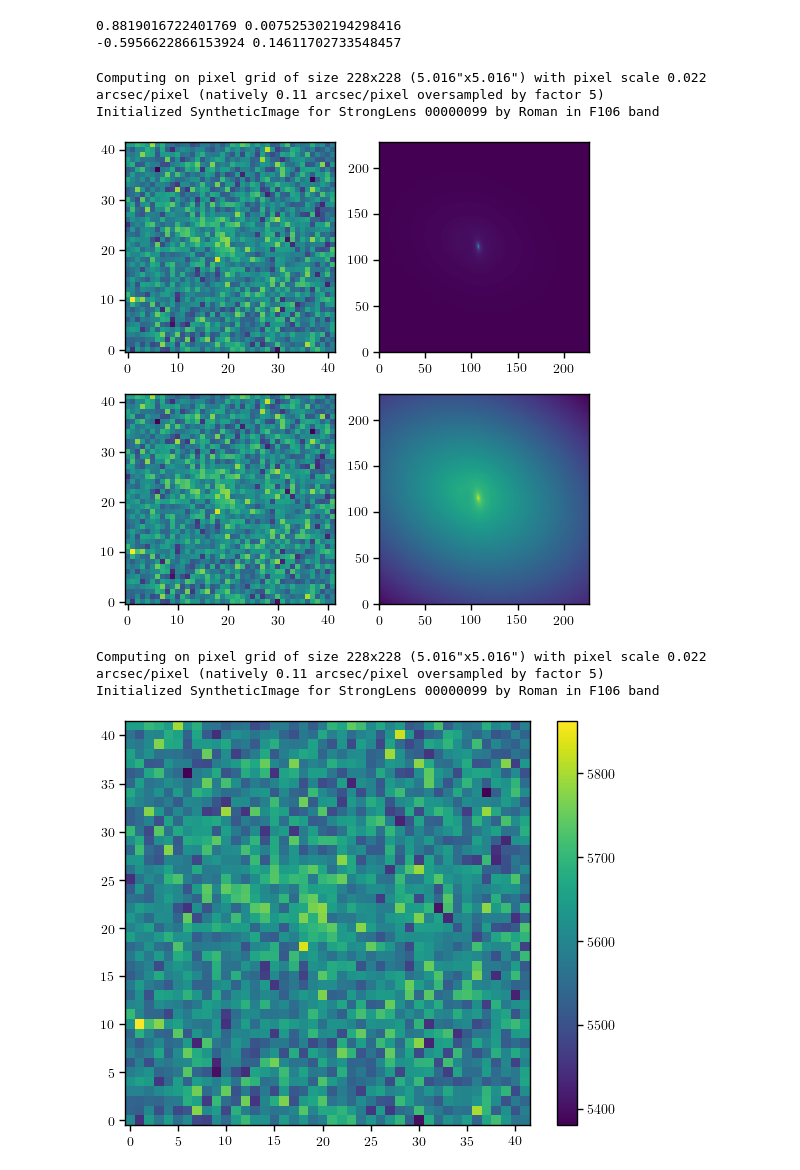
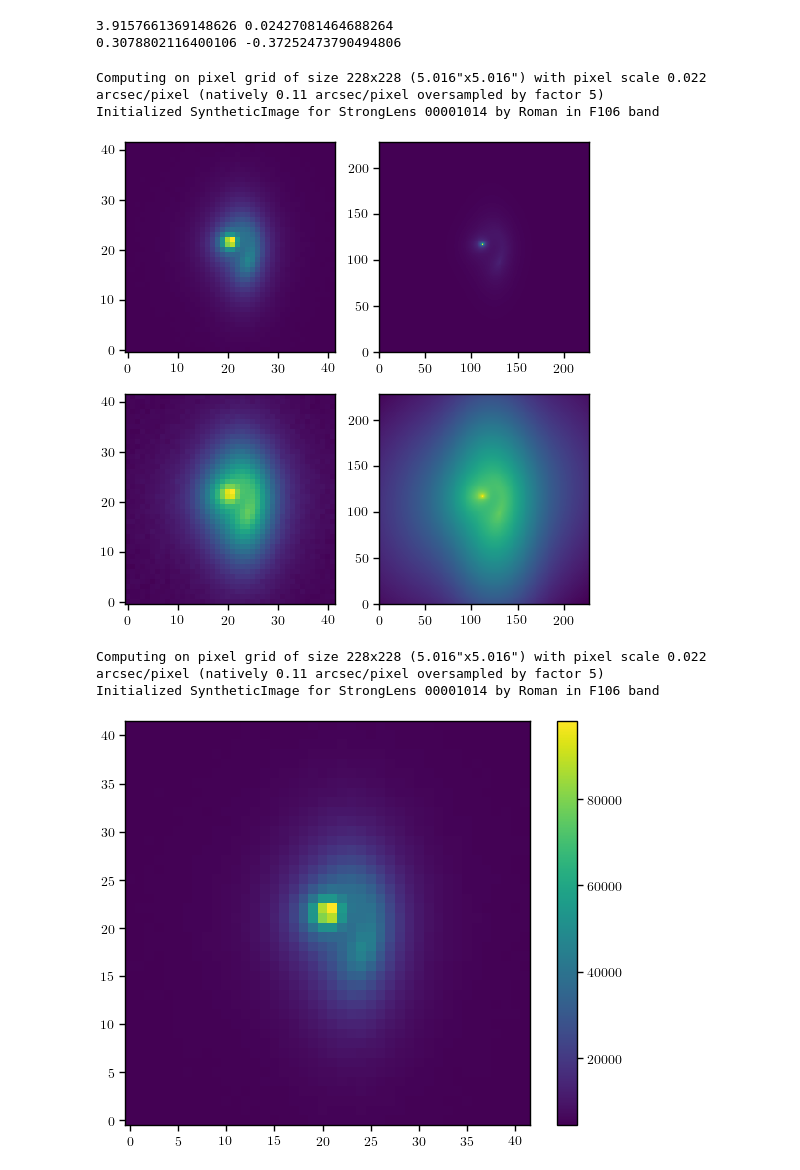
Before and after one commit to AstroMusers/mejiro, a Jupyter notebook: notebooks/dev/lowest_detectable_subhalo_mass.ipynb, the cells around one changed output. Saved outputs shown, nothing was run; the diff lists cells and outputs as text; code cells hidden in the pictures.

Commit message:
work on lowest detectable subhalo mass

```diff
--- a/notebooks/dev/lowest_detectable_subhalo_mass.ipynb
+++ b/notebooks/dev/lowest_detectable_subhalo_mass.ipynb
@@ -49,7 +49,7 @@ if debugging:
 else:
     pipeline_dir = config.machine.pipeline_dir
 lens_list = lens_util.get_detectable_lenses(pipeline_dir, suppress_output=False)
-lens_list = [lens for lens in lens_list if lens.snr > 50]
+lens_list = [lens for lens in lens_list if lens.snr > 150]
 print(f'Collected {len(lens_list)} lenses.')
 # %% [output]
 Collecting lenses...
@@ -68,7 +68,7 @@ scene_size = 5  # arcsec
 oversample = 5
 config = {'sca': 1,
           'sca_position': (2048, 2048)}
-exposure_time = 146
+exposure_time = 10000
 
 rng = galsim.UniformDeviate(42)
 # %%
@@ -120,5 +120,5 @@ plt.show()
 # %%
-m200 = 1e10
+m200 = 1e11
 concentration = 6
 
 Rs_angle, alpha_Rs = lens.lens_cosmo.nfw_physical2angle(M=m200, c=concentration)
@@ -131,12 +131,12 @@ print(halo_x, halo_y)
 subhalo_type = 'TNFW'
 kwargs_subhalo = {'alpha_Rs': alpha_Rs, 'Rs': Rs_angle, 'center_x': halo_x, 'center_y': halo_y, 'r_trunc': 5 * Rs_angle}
 # %% [output]
-0.8819016722401769 0.007525302194298416
--0.5956622866153924 0.14611702733548457
+3.9157661369148626 0.02427081464688264
+0.3078802116400106 -0.37252473790494806
 # %%
 lens_no_subhalo = deepcopy(lens)
 synth_no_subhalo = SyntheticImage(lens_no_subhalo, roman, band=band, arcsec=scene_size, oversample=oversample, **config)
-exposure_no_subhalo = Exposure(synth_no_subhalo, exposure_time=146, rng=rng, **config, return_noise=True)
+exposure_no_subhalo = Exposure(synth_no_subhalo, exposure_time=exposure_time, rng=rng, **config, return_noise=True)
 
 poisson_noise = exposure_no_subhalo.poisson_noise
 dark_noise = exposure_no_subhalo.dark_noise
@@ -150,21 +150,21 @@ ax[1, 1].imshow(np.log10(synth_no_subhalo.image))
 plt.show()
 # %% [output]
 Computing on pixel grid of size 228x228 (5.016"x5.016") with pixel scale 0.022 arcsec/pixel (natively 0.11 arcsec/pixel oversampled by factor 5)
-Initialized SyntheticImage for StrongLens 00000099 by Roman in F106 band
+Initialized SyntheticImage for StrongLens 00001014 by Roman in F106 band
-[figure, old version]
+[figure, new version]
 # %%
 lens_with_subhalo = deepcopy(lens)
 lens_with_subhalo.add_subhalo(subhalo_type, kwargs_subhalo)
 synth = SyntheticImage(lens_with_subhalo, roman, band=band, arcsec=scene_size, oversample=oversample, **config)
-exposure = Exposure(synth, exposure_time=146, rng=rng, **config, poisson_noise=poisson_noise, dark_noise=dark_noise, read_noise=read_noise)
+exposure = Exposure(synth, exposure_time=exposure_time, rng=rng, **config, poisson_noise=poisson_noise, dark_noise=dark_noise, read_noise=read_noise)
 
 plt.imshow(exposure.exposure)
 plt.colorbar()
 plt.show()
 # %% [output]
 Computing on pixel grid of size 228x228 (5.016"x5.016") with pixel scale 0.022 arcsec/pixel (natively 0.11 arcsec/pixel oversampled by factor 5)
-Initialized SyntheticImage for StrongLens 00000099 by Roman in F106 band
+Initialized SyntheticImage for StrongLens 00001014 by Roman in F106 band
-[figure, old version]
+[figure, new version]
 # %%
 residual = exposure.exposure - exposure_no_subhalo.exposure
 
```
Also changed, not shown: parts of 6 cells of this notebook, 8 other files.
